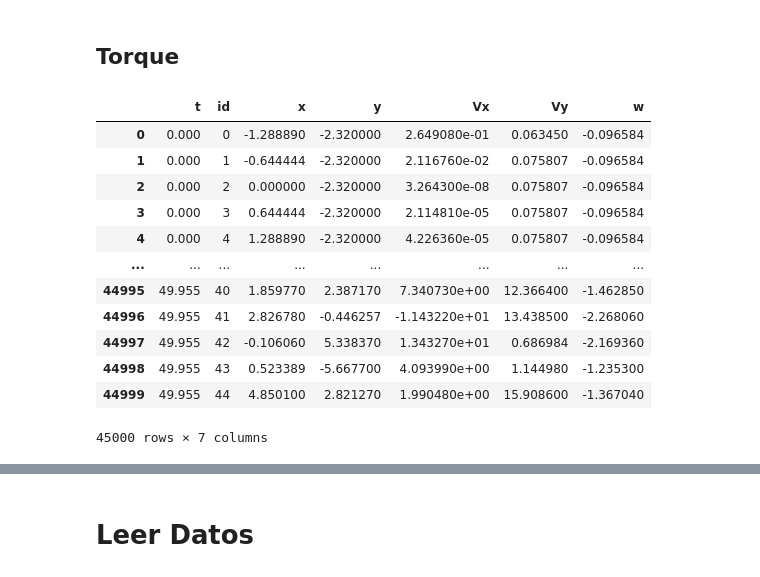
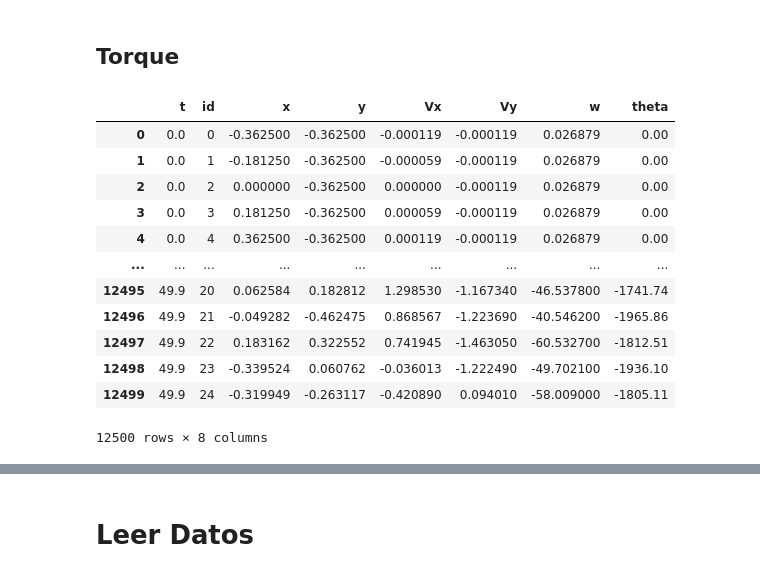
Before and after one commit to anprietoa/Turbulencias, a Jupyter notebook: src/Analisis.ipynb, the cells around one changed output, grey strips where cells are left out. Saved outputs shown, nothing was run; the diff lists cells and outputs as text; code cells hidden in the pictures.

```diff
--- a/src/Analisis.ipynb
+++ b/src/Analisis.ipynb
@@ -7,19 +7,19 @@ import numpy as np
 ## Torque
 # %%
 df_old=pd.read_csv('../outp/mdisc.dat',header=None,delimiter=' ')
-df_old.columns=['t','id','x','y','Vx','Vy','w']
+df_old.columns=['t','id','x','y','Vx','Vy','w', 'theta']
 df_old
 # %% [output]
-|  | t | id | x | y | Vx | Vy | w |
-| 0 | 0.000 | 0 | -1.288890 | -2.320000 | 2.649080e-01 | 0.063450 | -0.096584 |
-| 1 | 0.000 | 1 | -0.644444 | -2.320000 | 2.116760e-02 | 0.075807 | -0.096584 |
-| 2 | 0.000 | 2 | 0.000000 | -2.320000 | 3.264300e-08 | 0.075807 | -0.096584 |
-| 3 | 0.000 | 3 | 0.644444 | -2.320000 | 2.114810e-05 | 0.075807 | -0.096584 |
-| 4 | 0.000 | 4 | 1.288890 | -2.320000 | 4.226360e-05 | 0.075807 | -0.096584 |
-| ... | ... | ... | ... | ... | ... | ... | ... |
-| 44995 | 49.955 | 40 | 1.859770 | 2.387170 | 7.340730e+00 | 12.366400 | -1.462850 |
-| 44996 | 49.955 | 41 | 2.826780 | -0.446257 | -1.143220e+01 | 13.438500 | -2.268060 |
-| 44997 | 49.955 | 42 | -0.106060 | 5.338370 | 1.343270e+01 | 0.686984 | -2.169360 |
-| 44998 | 49.955 | 43 | 0.523389 | -5.667700 | 4.093990e+00 | 1.144980 | -1.235300 |
-| 44999 | 49.955 | 44 | 4.850100 | 2.821270 | 1.990480e+00 | 15.908600 | -1.367040 |
+|  | t | id | x | y | Vx | Vy | w | theta |
+| 0 | 0.0 | 0 | -0.362500 | -0.362500 | -0.000119 | -0.000119 | 0.026879 | 0.00 |
+| 1 | 0.0 | 1 | -0.181250 | -0.362500 | -0.000059 | -0.000119 | 0.026879 | 0.00 |
+| 2 | 0.0 | 2 | 0.000000 | -0.362500 | 0.000000 | -0.000119 | 0.026879 | 0.00 |
+| 3 | 0.0 | 3 | 0.181250 | -0.362500 | 0.000059 | -0.000119 | 0.026879 | 0.00 |
+| 4 | 0.0 | 4 | 0.362500 | -0.362500 | 0.000119 | -0.000119 | 0.026879 | 0.00 |
+| ... | ... | ... | ... | ... | ... | ... | ... | ... |
+| 12495 | 49.9 | 20 | 0.062584 | 0.182812 | 1.298530 | -1.167340 | -46.537800 | -1741.74 |
+| 12496 | 49.9 | 21 | -0.049282 | -0.462475 | 0.868567 | -1.223690 | -40.546200 | -1965.86 |
+| 12497 | 49.9 | 22 | 0.183162 | 0.322552 | 0.741945 | -1.463050 | -60.532700 | -1812.51 |
+| 12498 | 49.9 | 23 | -0.339524 | 0.060762 | -0.036013 | -1.222490 | -49.702100 | -1936.10 |
+| 12499 | 49.9 | 24 | -0.319949 | -0.263117 | -0.420890 | 0.094010 | -58.009000 | -1805.11 |
-45000 rows × 7 columns
+12500 rows × 8 columns
```
Also changed, not shown: parts of 5 cells of this notebook, 5 other files.
